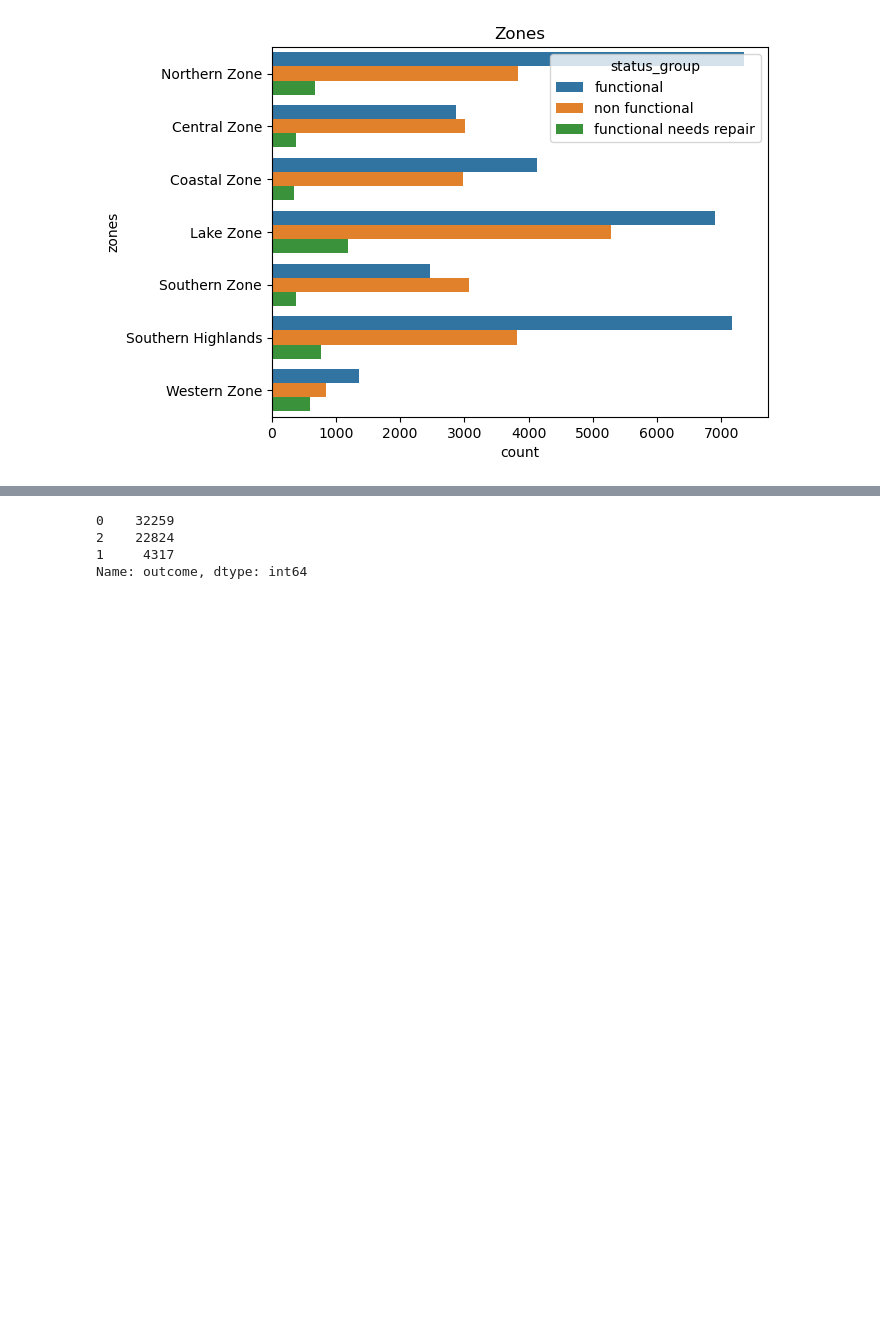
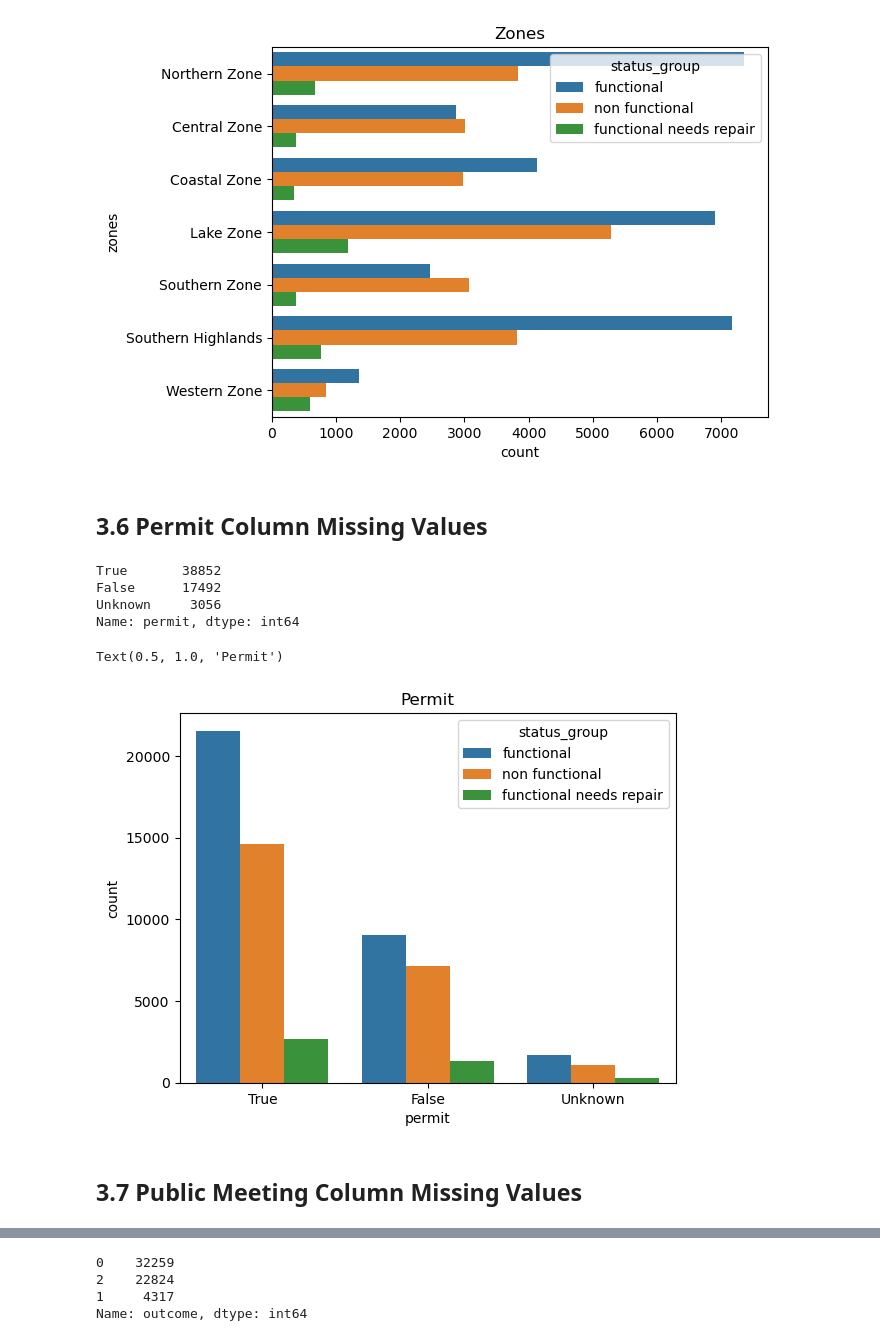
Before and after one commit to JasonErwin/dma-project, a Jupyter notebook: testing-notebooks/Jason_Preprocessing.ipynb, the cells around one changed output, grey strips where cells are left out. Saved outputs shown, nothing was run; the diff lists cells and outputs as text; code cells hidden in the pictures; blank space fills up the shorter version.

```diff
--- a/testing-notebooks/Jason_Preprocessing.ipynb
+++ b/testing-notebooks/Jason_Preprocessing.ipynb
@@ -1131,3 +1219,22 @@ plt.title('Zones')
 # %% [output]
 Text(0.5, 1.0, 'Zones')
 [figure]
+# %% [markdown]
+## 3.6 Permit Column Missing Values
+# %%
+df_combined['permit'] = df_combined['permit'].fillna("Unknown")
+# %%
+df_combined['permit'].value_counts()
+# %% [output]
+True       38852
+False      17492
+Unknown     3056
+Name: permit, dtype: int64
+# %%
+sns.countplot(data=df_combined, x='permit', hue='status_group', dodge=1.0)
+plt.title('Permit')
+# %% [output]
+Text(0.5, 1.0, 'Permit')
+[figure, added]
+# %% [markdown]
+## 3.7 Public Meeting Column Missing Values
```
Also changed, not shown: parts of 34 cells of this notebook.
